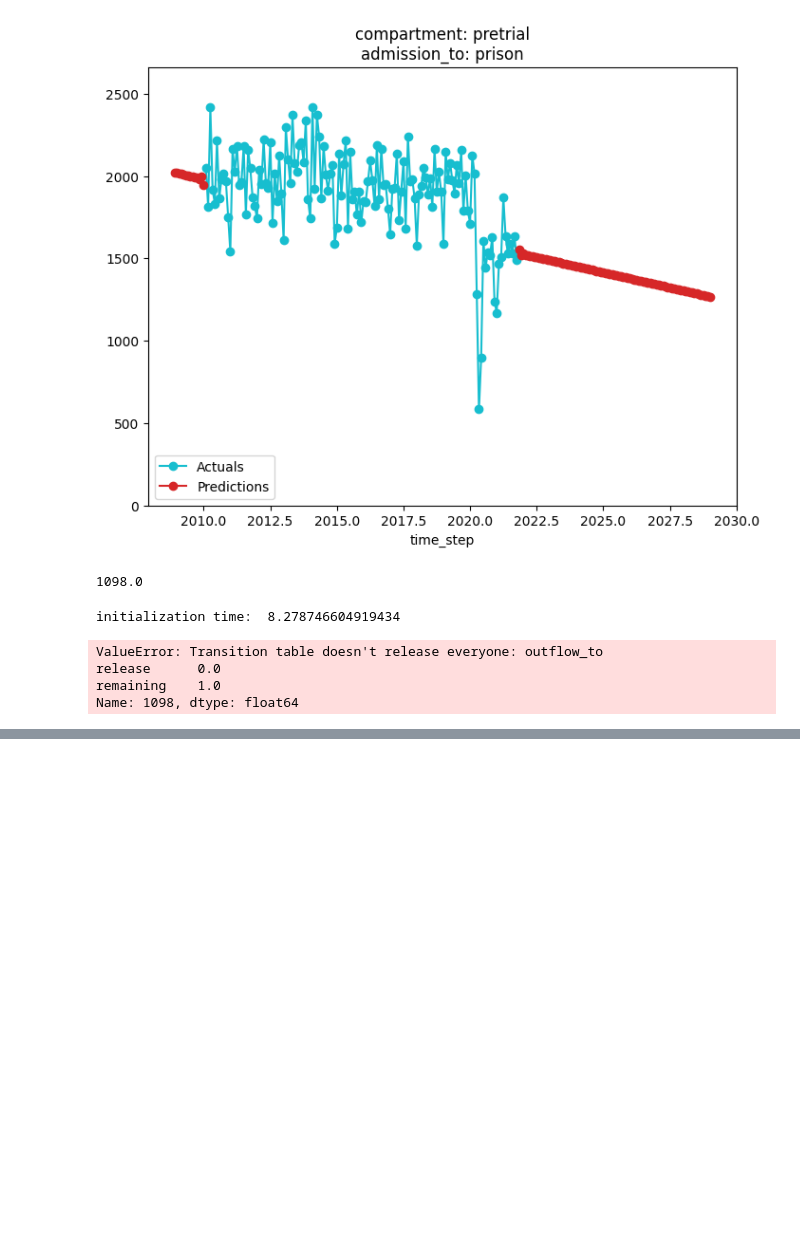
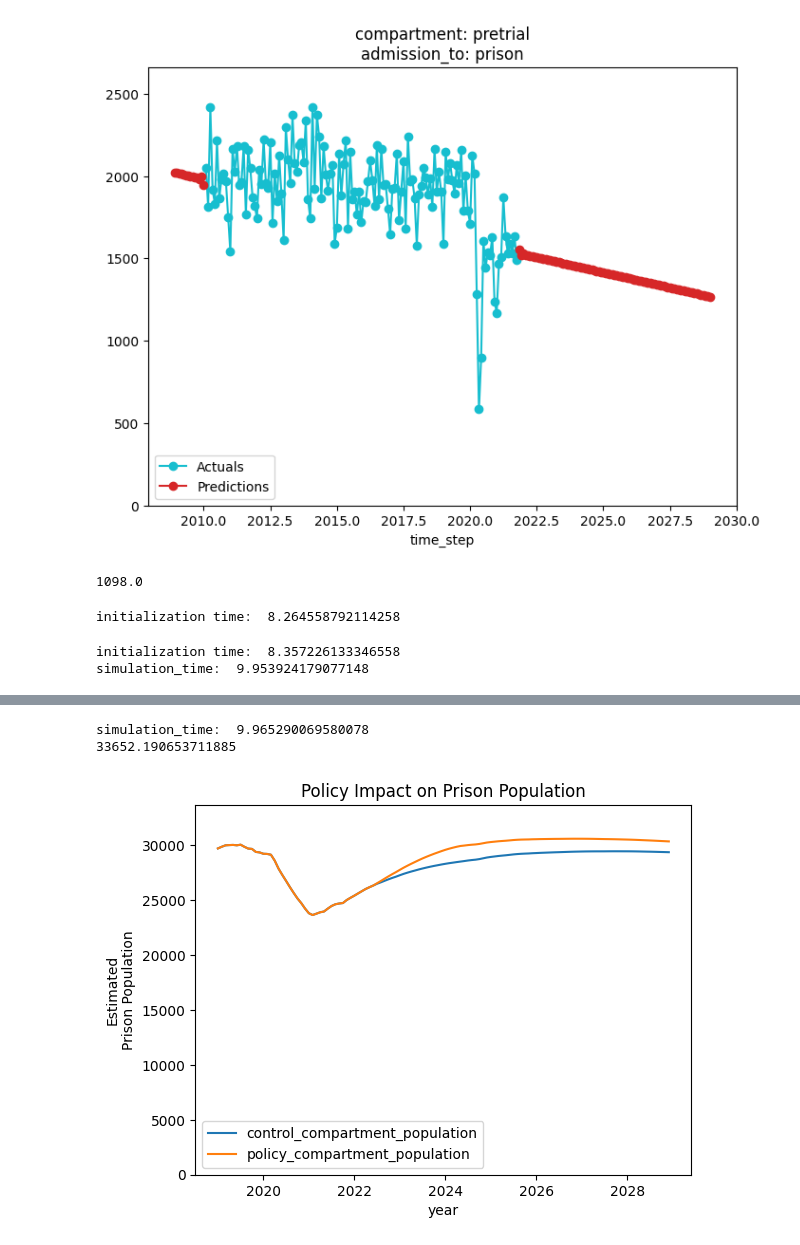
Before and after one commit to stanford-decarceration-collective/stanford-decarceration-collective, a Jupyter notebook: notebooks/aclu_second_look-Copy1.ipynb, the cells around one changed output, grey strips where cells are left out. Cells and saved outputs as stored; diff of their text form; code cells hidden in the pictures; blank space fills up the shorter version.

```diff
--- a/notebooks/aclu_second_look-Copy1.ipynb
+++ b/notebooks/aclu_second_look-Copy1.ipynb
@@ -704,7 +753,7 @@ def second_look(tier):
     return SparkPolicy(
         spark_compartment='prison',
         simulation_group=tier,
-        alternate_transitions_data=alternate_transitions_data,
+        alternate_transitions_data=alternate_transitions_data[alternate_transitions_data['simulation_group'] == tier],
         apply_retroactive=True,
         policy_time_step=42
     )
@@ -716,8 +765,6 @@ for tier in simulation_groups:
 
 test_results = spark_sim.simulate_policy(policy_list, 'prison')
 # %% [output]
-initialization time:  8.278746604919434
+initialization time:  8.264558792114258
-ValueError: Transition table doesn't release everyone: outflow_to
-release      0.0
-remaining    1.0
-Name: 1098, dtype: float64
+initialization time:  8.357226133346558
+simulation_time:  9.953924179077148
@@ -724,3 +772,6 @@ Name: 1098, dtype: float64
+simulation_time:  9.965290069580078
+33652.190653711885
+[figure, added]
 # %%
 # a = alternate_transitions_data[alternate_transitions_data.crime_type == 'RAPE']
 # a['t'] = a.total_population.cumsum() / a.total_population.sum()
```
Also changed, not shown: parts of 5 cells of this notebook.
